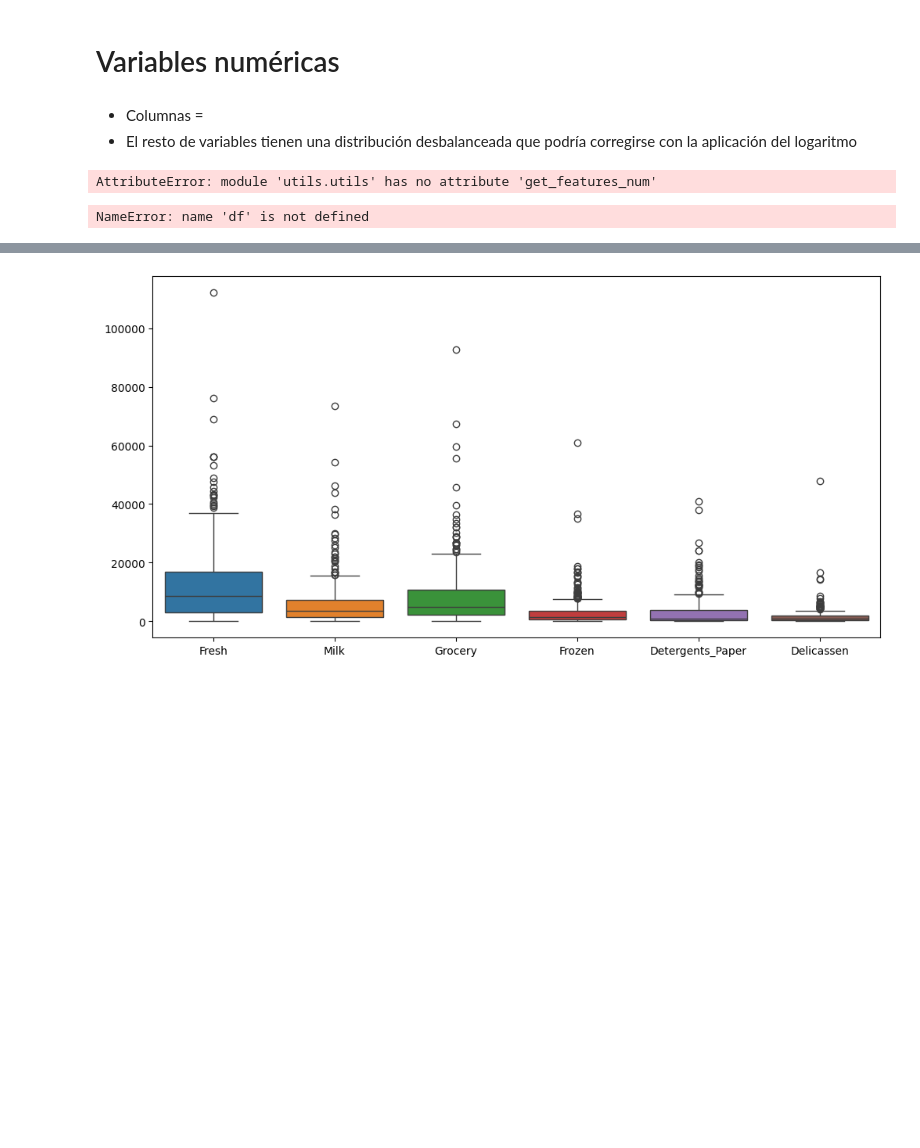
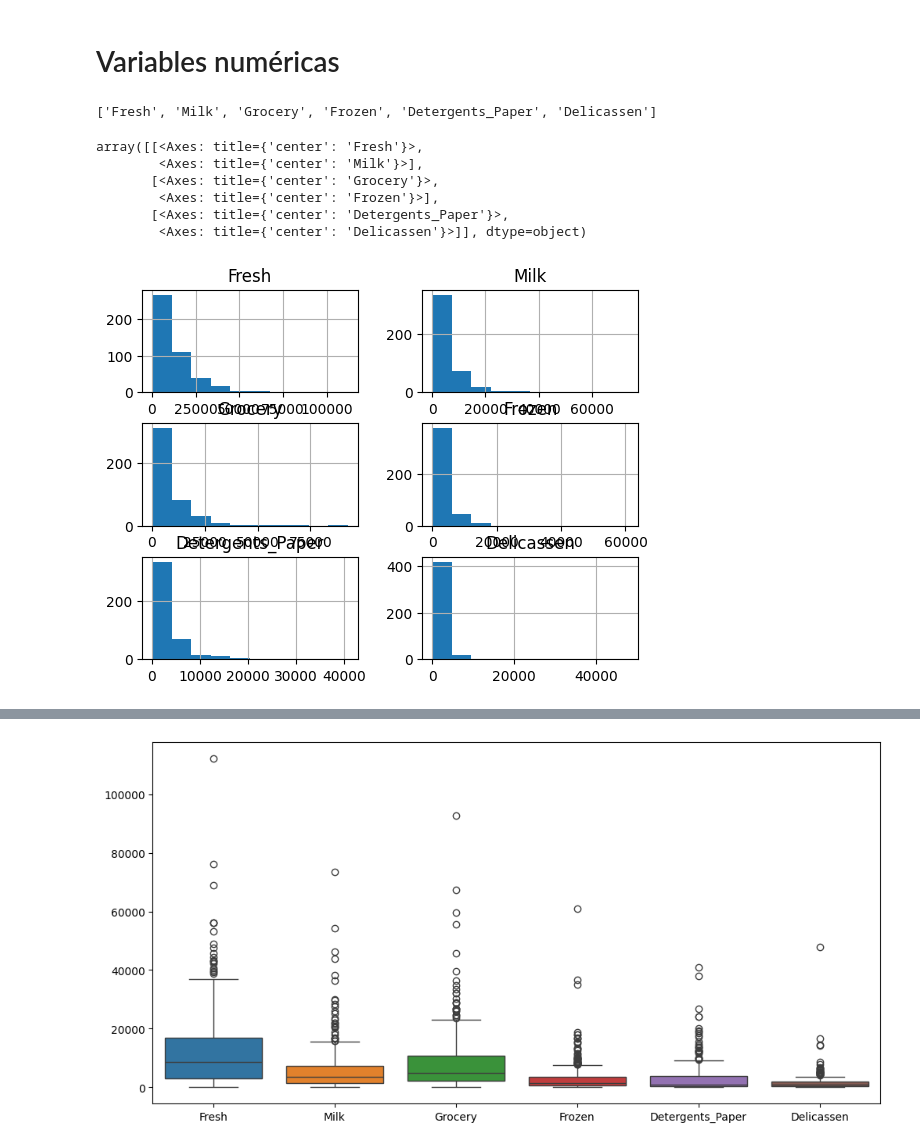
Before and after one commit to patrii10/ML_Customer_Segmentation, a Jupyter notebook: src/notebooks/EDA_inicial.ipynb, the cells around one changed output, grey strips where cells are left out. Cells and saved outputs as stored; diff of their text form; code cells hidden in the pictures; blank space fills up the shorter version.

```diff
--- a/src/notebooks/EDA_inicial.ipynb
+++ b/src/notebooks/EDA_inicial.ipynb
@@ -90,15 +90,19 @@ btz.pinta_distribucion_categoricas(df, features_cat)
 [figure]
 # %% [markdown]
 # Variables numéricas
-# %% [markdown]
-* Columnas =
-* El resto de variables tienen una distribución desbalanceada que podría corregirse con la aplicación del logaritmo
 # %%
 features_num = ut.get_features_num(df)
+features_num
 # %% [output]
-AttributeError: module 'utils.utils' has no attribute 'get_features_num'
+['Fresh', 'Milk', 'Grocery', 'Frozen', 'Detergents_Paper', 'Delicassen']
 # %%
-df.hist()
+df.hist(features_num)
 # %% [output]
-NameError: name 'df' is not defined
+array([[<Axes: title={'center': 'Fresh'}>,
+        <Axes: title={'center': 'Milk'}>],
+       [<Axes: title={'center': 'Grocery'}>,
+        <Axes: title={'center': 'Frozen'}>],
+       [<Axes: title={'center': 'Detergents_Paper'}>,
+        <Axes: title={'center': 'Delicassen'}>]], dtype=object)
+[figure, added]
 # %%
```
Also changed, not shown: parts of 6 cells of this notebook.
